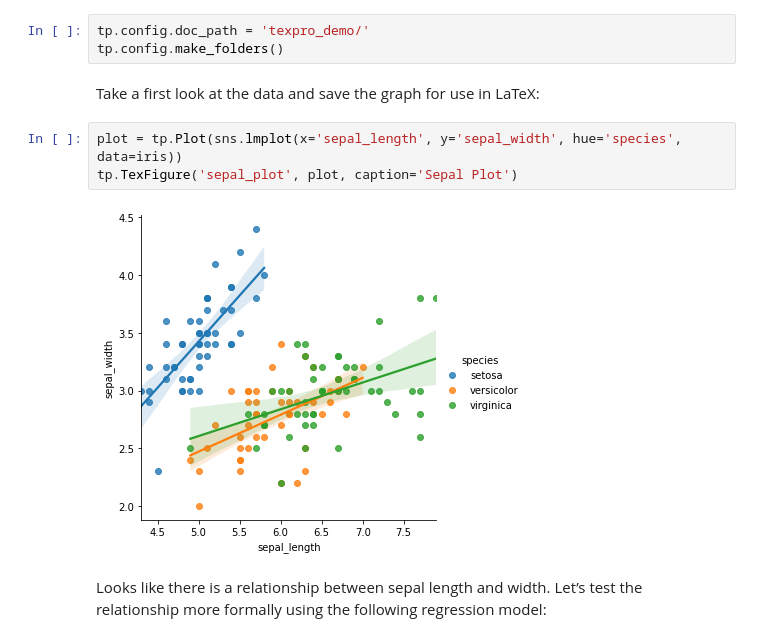
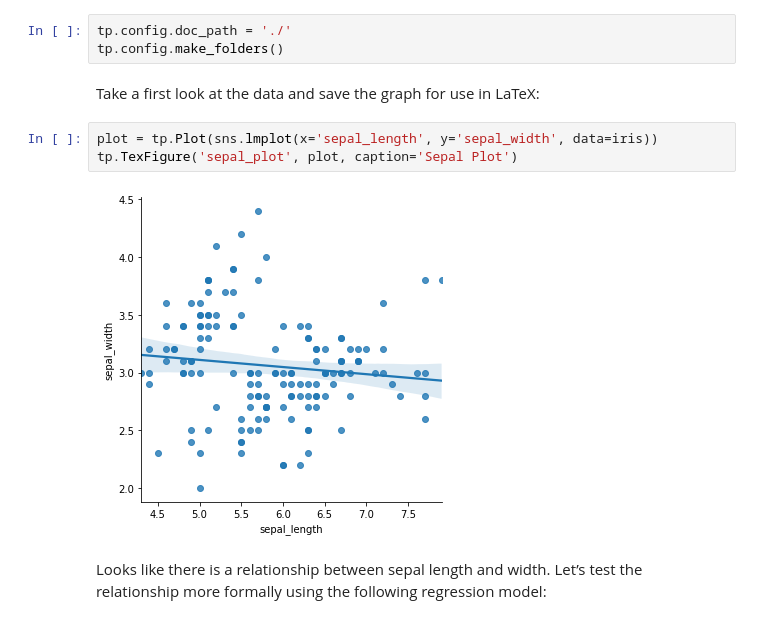
Before and after one commit to csemken/texpro, a Jupyter notebook: example/texpro_demo.ipynb, the cells around one changed output. Saved outputs shown, nothing was run; the diff lists cells and outputs as text.

```diff
--- a/example/texpro_demo.ipynb
+++ b/example/texpro_demo.ipynb
@@ -8,15 +8,15 @@ iris = sns.load_dataset('iris')
 # %% [markdown]
 Initialise the TeXpro document directory:
 # %%
-tp.config.doc_path = 'texpro_demo/'
+tp.config.doc_path = './'
 tp.config.make_folders()
 # %% [markdown]
 Take a first look at the data and save the graph for use in LaTeX:
 # %%
-plot = tp.Plot(sns.lmplot(x='sepal_length', y='sepal_width', hue='species', data=iris))
+plot = tp.Plot(sns.lmplot(x='sepal_length', y='sepal_width', data=iris))
 tp.TexFigure('sepal_plot', plot, caption='Sepal Plot')
 # %% [output]
-[figure, old version]
+[figure, new version]
 # %% [markdown]
 Looks like there is a relationship between sepal length and width.  Let’s test the relationship more formally using the following regression model:
 # %%
```
Also changed, not shown: parts of 3 cells of this notebook, 4 other files.
